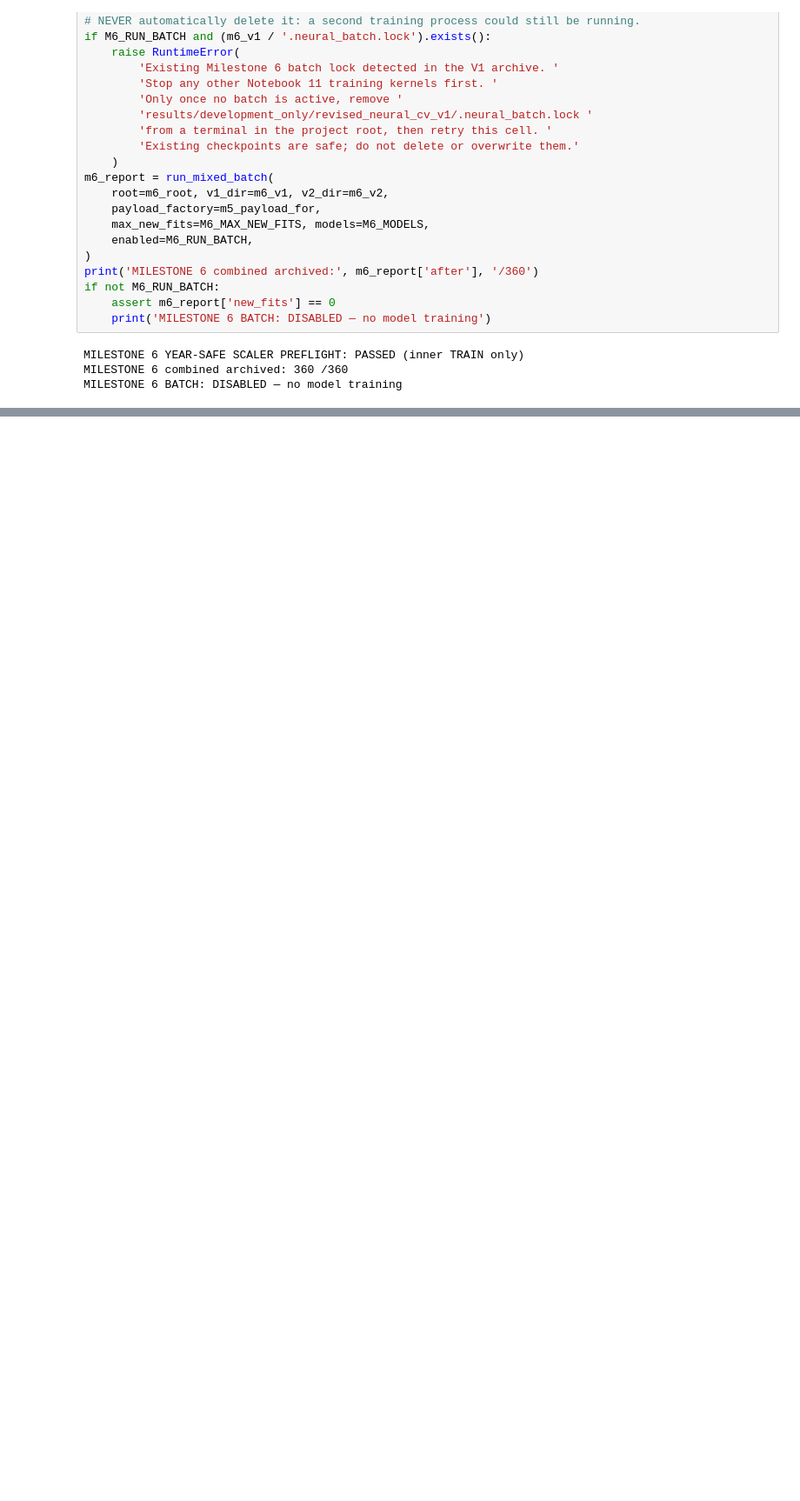
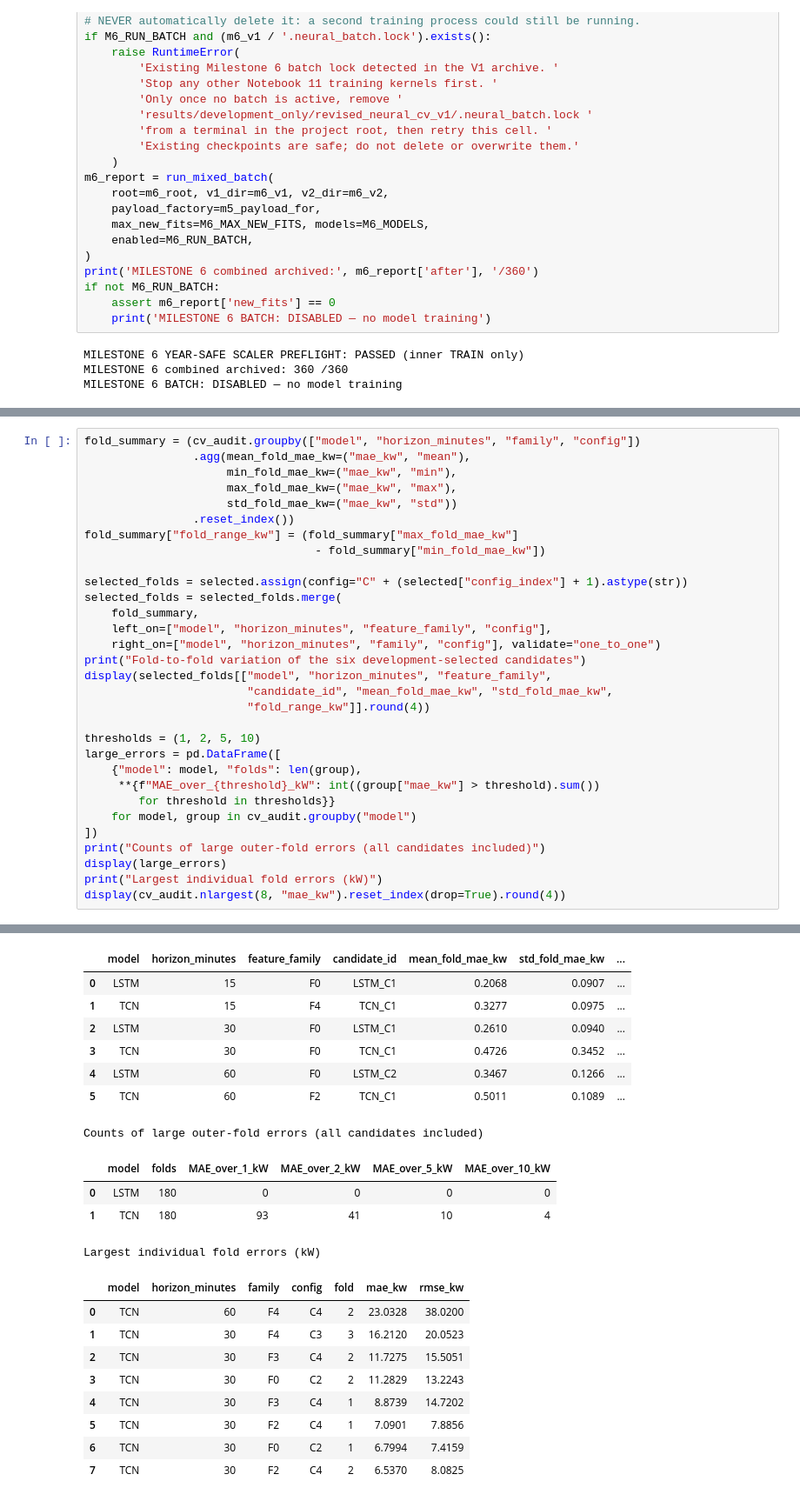
Before and after one commit to stardawgpower/solete-lunisolar-forecasting, a Jupyter notebook: notebooks/11_revised_neural_models.ipynb, the cells around one changed output, grey strips where cells are left out. Shown at 87% size. Saved outputs shown, nothing was run; the diff lists cells and outputs as text; blank space fills up the shorter version.

```diff
--- a/notebooks/11_revised_neural_models.ipynb
+++ b/notebooks/11_revised_neural_models.ipynb
@@ -1511,0 +1610,32 @@ TCN    15                 47
+# %%
+fold_summary = (cv_audit.groupby(["model", "horizon_minutes", "family", "config"])
+                .agg(mean_fold_mae_kw=("mae_kw", "mean"),
+                     min_fold_mae_kw=("mae_kw", "min"),
+                     max_fold_mae_kw=("mae_kw", "max"),
+                     std_fold_mae_kw=("mae_kw", "std"))
+                .reset_index())
+fold_summary["fold_range_kw"] = (fold_summary["max_fold_mae_kw"]
+                                  - fold_summary["min_fold_mae_kw"])
+
+selected_folds = selected.assign(config="C" + (selected["config_index"] + 1).astype(str))
+selected_folds = selected_folds.merge(
+    fold_summary,
+    left_on=["model", "horizon_minutes", "feature_family", "config"],
+    right_on=["model", "horizon_minutes", "family", "config"], validate="one_to_one")
+print("Fold-to-fold variation of the six development-selected candidates")
+display(selected_folds[["model", "horizon_minutes", "feature_family",
+                        "candidate_id", "mean_fold_mae_kw", "std_fold_mae_kw",
+                        "fold_range_kw"]].round(4))
+
+thresholds = (1, 2, 5, 10)
+large_errors = pd.DataFrame([
+    {"model": model, "folds": len(group),
+     **{f"MAE_over_{threshold}_kW": int((group["mae_kw"] > threshold).sum())
+        for threshold in thresholds}}
+    for model, group in cv_audit.groupby("model")
+])
+print("Counts of large outer-fold errors (all candidates included)")
+display(large_errors)
+print("Largest individual fold errors (kW)")
+display(cv_audit.nlargest(8, "mae_kw").reset_index(drop=True).round(4))
+# %% [output]
@@ -1511,0 +1643,21 @@ TCN    15                 47
+|  | model | horizon_minutes | feature_family | candidate_id | mean_fold_mae_kw | std_fold_mae_kw | ... |
+| 0 | LSTM | 15 | F0 | LSTM_C1 | 0.2068 | 0.0907 | ... |
+| 1 | TCN | 15 | F4 | TCN_C1 | 0.3277 | 0.0975 | ... |
+| 2 | LSTM | 30 | F0 | LSTM_C1 | 0.2610 | 0.0940 | ... |
+| 3 | TCN | 30 | F0 | TCN_C1 | 0.4726 | 0.3452 | ... |
+| 4 | LSTM | 60 | F0 | LSTM_C2 | 0.3467 | 0.1266 | ... |
+| 5 | TCN | 60 | F2 | TCN_C1 | 0.5011 | 0.1089 | ... |
+Counts of large outer-fold errors (all candidates included)
+|  | model | folds | MAE_over_1_kW | MAE_over_2_kW | MAE_over_5_kW | MAE_over_10_kW |
+| 0 | LSTM | 180 | 0 | 0 | 0 | 0 |
+| 1 | TCN | 180 | 93 | 41 | 10 | 4 |
+Largest individual fold errors (kW)
+|  | model | horizon_minutes | family | config | fold | mae_kw | rmse_kw |
+| 0 | TCN | 60 | F4 | C4 | 2 | 23.0328 | 38.0200 |
+| 1 | TCN | 30 | F4 | C3 | 3 | 16.2120 | 20.0523 |
+| 2 | TCN | 30 | F3 | C4 | 2 | 11.7275 | 15.5051 |
+| 3 | TCN | 30 | F0 | C2 | 2 | 11.2829 | 13.2243 |
+| 4 | TCN | 30 | F3 | C4 | 1 | 8.8739 | 14.7202 |
+| 5 | TCN | 30 | F2 | C4 | 1 | 7.0901 | 7.8856 |
+| 6 | TCN | 30 | F0 | C2 | 1 | 6.7994 | 7.4159 |
+| 7 | TCN | 30 | F2 | C4 | 2 | 6.5370 | 8.0825 |
```
Also changed, not shown: parts of 38 cells of this notebook.
